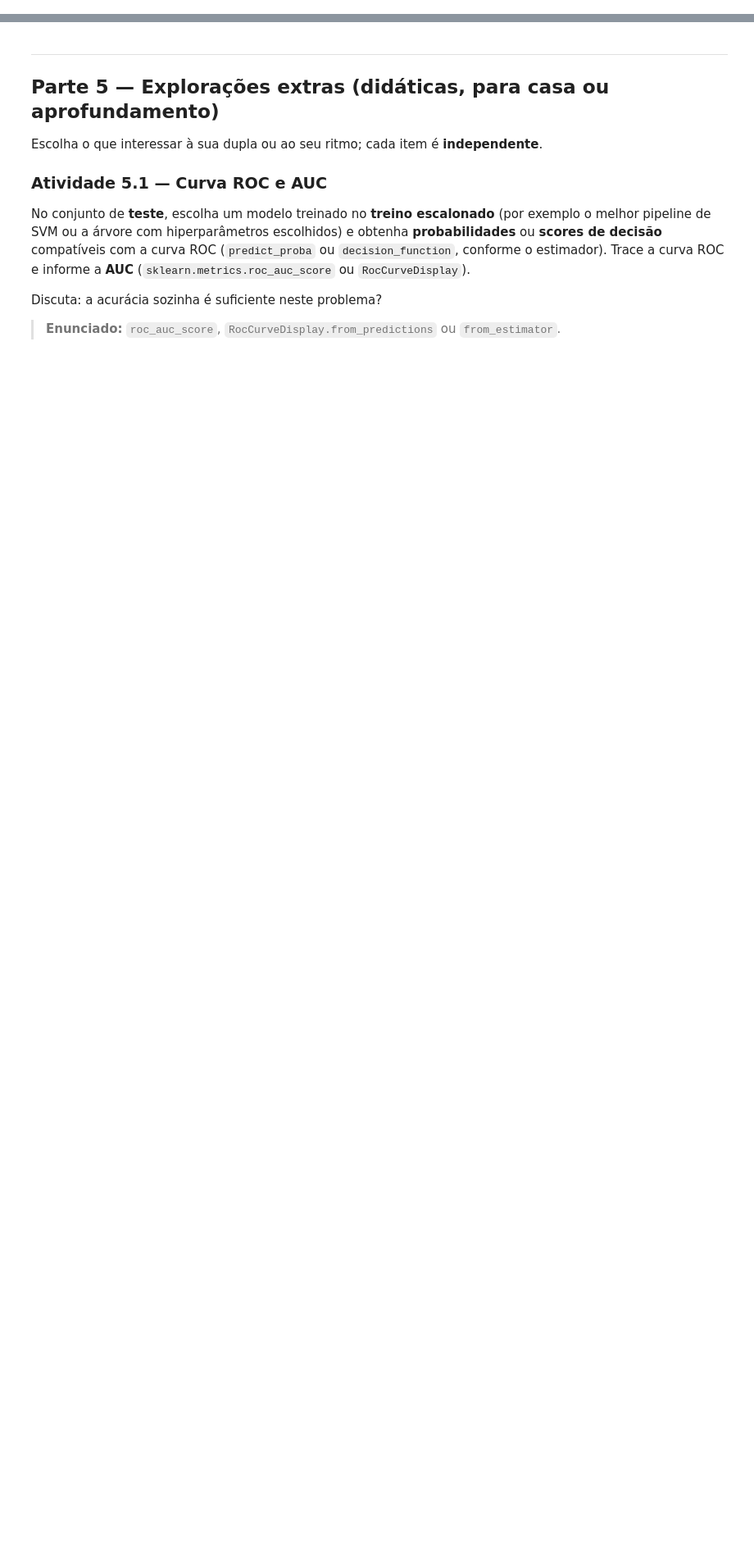
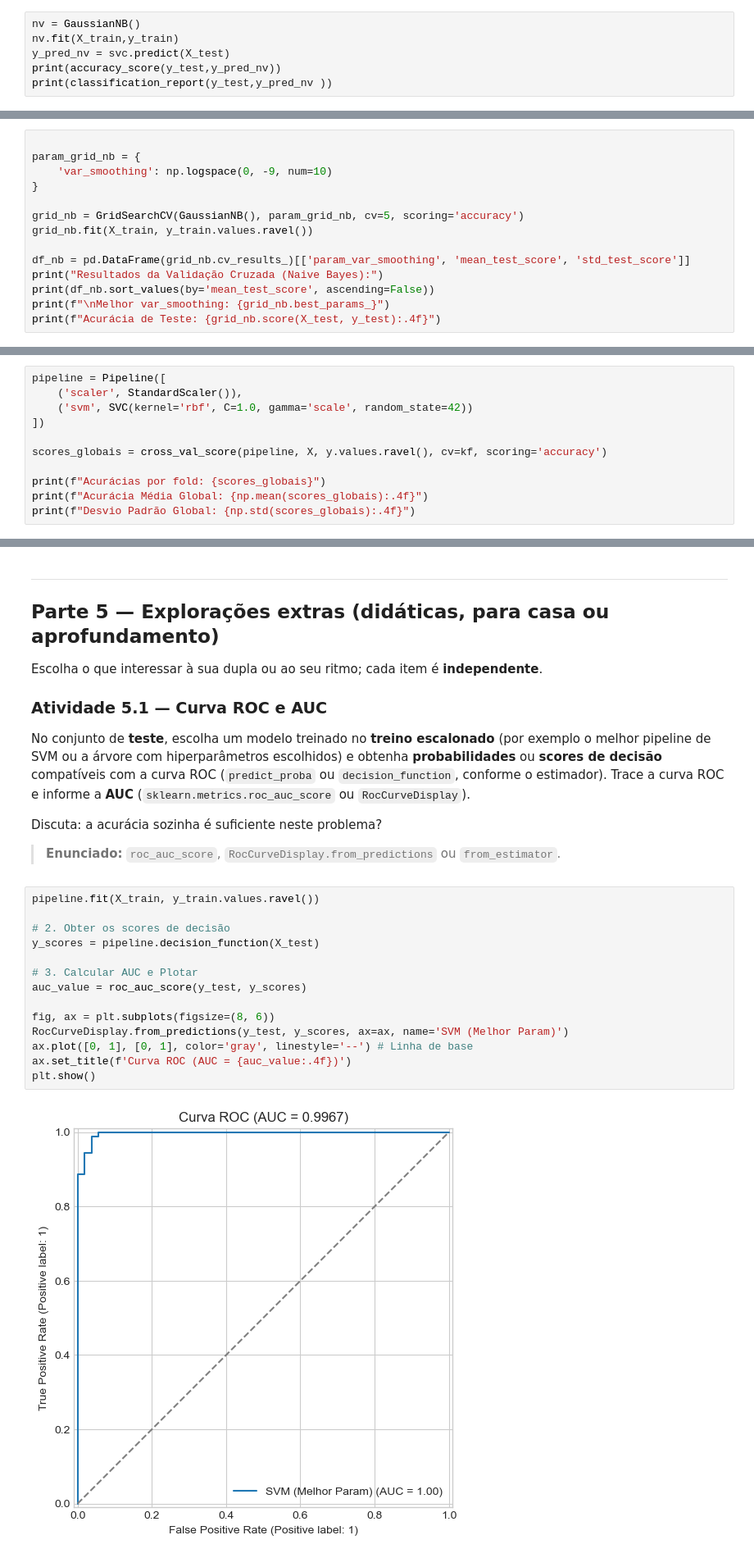
Before and after one commit to ThiagoVenturim/Classificao_de_Exoplanetas, a Jupyter notebook: am_aula_pratica01.ipynb, the cells around one changed output, grey strips where cells are left out. Shown at 82% size. Cells and saved outputs as stored; diff of their text form; blank space fills up the shorter version.

```diff
--- a/am_aula_pratica01.ipynb
+++ b/am_aula_pratica01.ipynb
@@ -209,0 +248,6 @@ Em **markdown** (célula de reflexão da Parte 2.2), responda: a **árvore** dep
+# %%
+nv = GaussianNB()
+nv.fit(X_train,y_train)
+y_pred_nv = svc.predict(X_test)
+print(accuracy_score(y_test,y_pred_nv))
+print(classification_report(y_test,y_pred_nv ))
@@ -250,3 +378,17 @@ Na **reflexão em texto** correspondente, comente o que você observou ao variar
 O `GaussianNB` tem menos botões que árvore e SVM, mas possui por exemplo o hiperparâmetro `var_smoothing`. Experimente **pelo menos três** valores de `var_smoothing` em escala logarítmica (ex.: `np.logspace(...)`) usando validação cruzada no **treino**, compare as acurácias médias e escolha um valor. Opcional: avalie o modelo escolhido no teste.
 
 > **Enunciado:** `GaussianNB`, `cross_val_score` ou `GridSearchCV`.
+# %%
+
+param_grid_nb = {
+    'var_smoothing': np.logspace(0, -9, num=10)
+}
+
+grid_nb = GridSearchCV(GaussianNB(), param_grid_nb, cv=5, scoring='accuracy')
+grid_nb.fit(X_train, y_train.values.ravel())
+
+df_nb = pd.DataFrame(grid_nb.cv_results_)[['param_var_smoothing', 'mean_test_score', 'std_test_score']]
+print("Resultados da Validação Cruzada (Naive Bayes):")
+print(df_nb.sort_values(by='mean_test_score', ascending=False))
+print(f"\nMelhor var_smoothing: {grid_nb.best_params_}")
+print(f"Acurácia de Teste: {grid_nb.score(X_test, y_test):.4f}")
@@ -263,3 +421,14 @@ Com os dados **completos** `X` e `y`, monte um `Pipeline` com `StandardScaler` +
 Calcule média e desvio padrão das acurácias. Compare mentalmente com o desempenho no holdout da Parte 2.
 
 > **Enunciado:** `sklearn.pipeline.Pipeline`, `cross_val_score`, `StratifiedKFold`.
+# %%
+pipeline = Pipeline([
+    ('scaler', StandardScaler()),
+    ('svm', SVC(kernel='rbf', C=1.0, gamma='scale', random_state=42))
+])
+
+scores_globais = cross_val_score(pipeline, X, y.values.ravel(), cv=kf, scoring='accuracy')
+
+print(f"Acurácias por fold: {scores_globais}")
+print(f"Acurácia Média Global: {np.mean(scores_globais):.4f}")
+print(f"Desvio Padrão Global: {np.std(scores_globais):.4f}")
@@ -284,6 +457,22 @@ No conjunto de **teste**, escolha um modelo treinado no **treino escalonado** (p
 Discuta: a acurácia sozinha é suficiente neste problema?
 
 > **Enunciado:** `roc_auc_score`, `RocCurveDisplay.from_predictions` ou `from_estimator`.
+# %%
+pipeline.fit(X_train, y_train.values.ravel())
+
+# 2. Obter os scores de decisão
+y_scores = pipeline.decision_function(X_test)
+
+# 3. Calcular AUC e Plotar
+auc_value = roc_auc_score(y_test, y_scores)
+
+fig, ax = plt.subplots(figsize=(8, 6))
+RocCurveDisplay.from_predictions(y_test, y_scores, ax=ax, name='SVM (Melhor Param)')
+ax.plot([0, 1], [0, 1], color='gray', linestyle='--') # Linha de base
+ax.set_title(f'Curva ROC (AUC = {auc_value:.4f})')
+plt.show()
+# %% [output]
+[figure, added]
 # %% [markdown]
 #### Reflexão em texto — Parte 5.1
 # %% [markdown]
```
Also changed, not shown: parts of 13 cells of this notebook, 1 other file.
